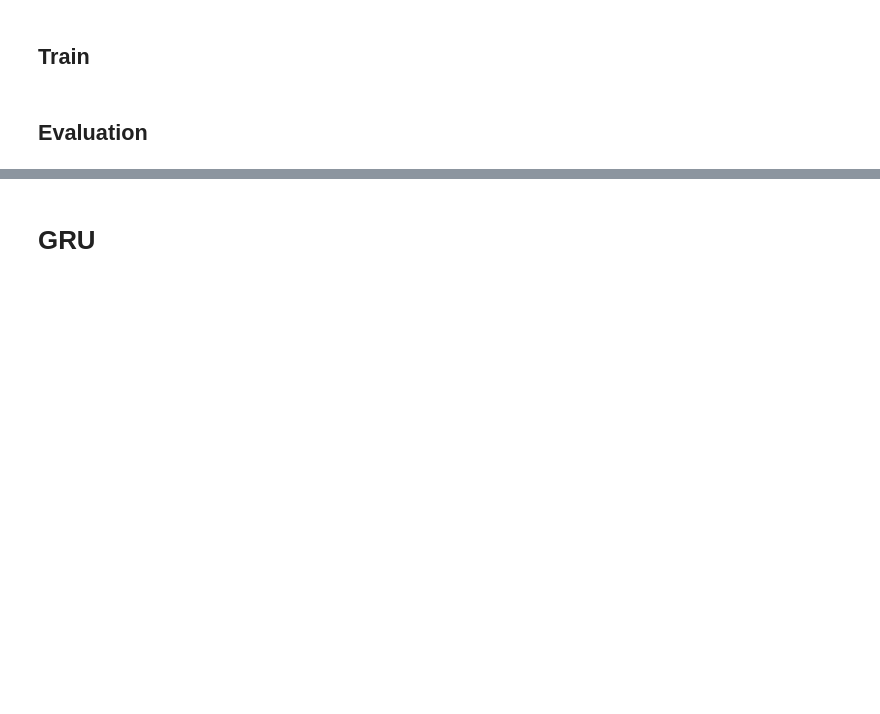
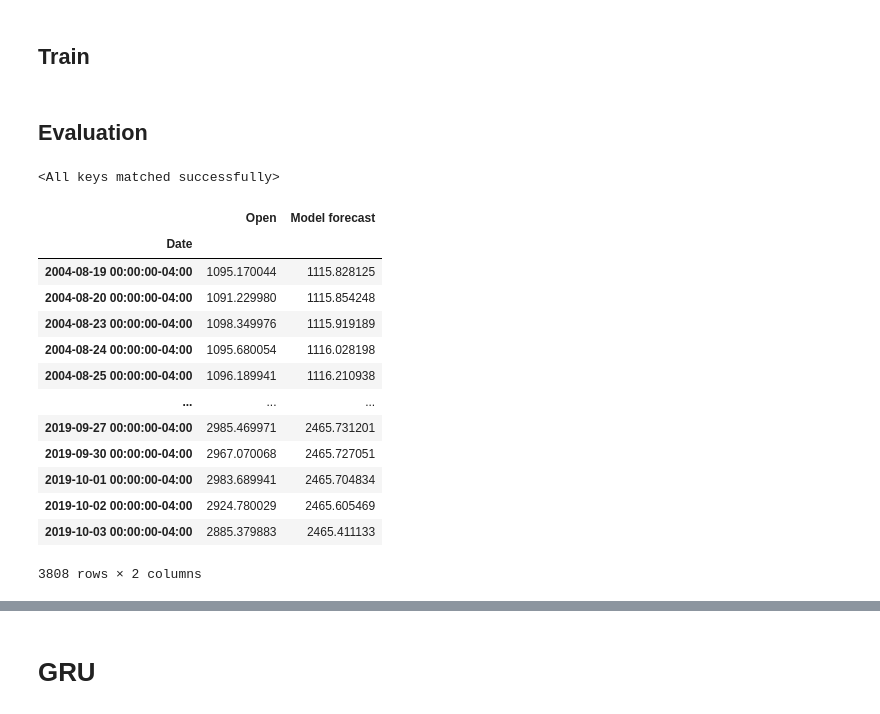
Before and after one commit to gri11/stonk, a Jupyter notebook: playground/pipeline.ipynb, the cells around one changed output, grey strips where cells are left out. Drawn from its saved outputs; the diff is of its cells as text; code cells hidden in the pictures; blank space fills up the shorter version.

Commit message:
lstm

```diff
--- a/playground/pipeline.ipynb
+++ b/playground/pipeline.ipynb
@@ -256,15 +326,15 @@ from torch import nn
 class ShallowRegressionLSTM(nn.Module):
     def __init__(self, num_features, hidden_units):
         super().__init__()
-        self.num_features = num_features  # this is the number of features
+        self.num_features = num_features
         self.hidden_units = hidden_units
         self.num_layers = 4
 
         self.lstm = nn.LSTM(
             input_size=num_features,
             hidden_size=hidden_units,
+            num_layers=self.num_layers,
             batch_first=True,
-            num_layers=self.num_layers
         )
 
         self.linear = nn.Linear(in_features=self.hidden_units, out_features=1)
@@ -276,8 +346,12 @@ class ShallowRegressionLSTM(nn.Module):
         h0 = torch.zeros(self.num_layers, batch_size, self.hidden_units).to(device).requires_grad_()
         c0 = torch.zeros(self.num_layers, batch_size, self.hidden_units).to(device).requires_grad_()
 
-        _, (hn, _) = self.lstm(x, (h0, c0))
+        # _, (hn, _) = self.lstm(x, (h0, c0))
+        out, (hn, cn) = self.lstm(x, (h0, c0))
+        # print(out.shape, hn.shape, cn.shape)
+
         out = self.linear(hn[-1]).flatten()  # get the output of the last hidden layer
+        # out = self.linear(out[-1]).flatten()  # get the output of the last hidden layer
         return out
 # %%
 learning_rate = 5e-4
@@ -363,3 +460,5 @@ def predict(data_loader, model):
 # %%
 PATH = '../model/lstm.pth'
 model.load_state_dict(torch.load(PATH))
+# %% [output]
+<All keys matched successfully>
@@ -366,16 +470,31 @@ model.load_state_dict(torch.load(PATH))
 # %%
 train_eval_loader = DataLoader(train_dataset, batch_size=batch_size, shuffle=False)
 
 ystar_col = "Model forecast"
 df_train[ystar_col] = predict(train_eval_loader, model).numpy()
 df_val[ystar_col] = predict(val_loader, model).numpy()
 df_test[ystar_col] = predict(test_loader, model).numpy()
 
 df_out = pd.concat((df_train, df_val, df_test))[[target, ystar_col]]
 
 for c in df_out.columns:
     df_out[c] = df_out[c] * target_stdev + target_mean
 
-print(df_out)
+display(df_out)
 
 df_out.to_csv('../prediction/lstm.csv')
+# %% [output]
+|  | Open | Model forecast |
+| Date |  |  |
+| 2004-08-19 00:00:00-04:00 | 1095.170044 | 1115.828125 |
+| 2004-08-20 00:00:00-04:00 | 1091.229980 | 1115.854248 |
+| 2004-08-23 00:00:00-04:00 | 1098.349976 | 1115.919189 |
+| 2004-08-24 00:00:00-04:00 | 1095.680054 | 1116.028198 |
+| 2004-08-25 00:00:00-04:00 | 1096.189941 | 1116.210938 |
+| ... | ... | ... |
+| 2019-09-27 00:00:00-04:00 | 2985.469971 | 2465.731201 |
+| 2019-09-30 00:00:00-04:00 | 2967.070068 | 2465.727051 |
+| 2019-10-01 00:00:00-04:00 | 2983.689941 | 2465.704834 |
+| 2019-10-02 00:00:00-04:00 | 2924.780029 | 2465.605469 |
+| 2019-10-03 00:00:00-04:00 | 2885.379883 | 2465.411133 |
+3808 rows × 2 columns
```
Also changed, not shown: parts of 18 cells of this notebook, 4 other files.
